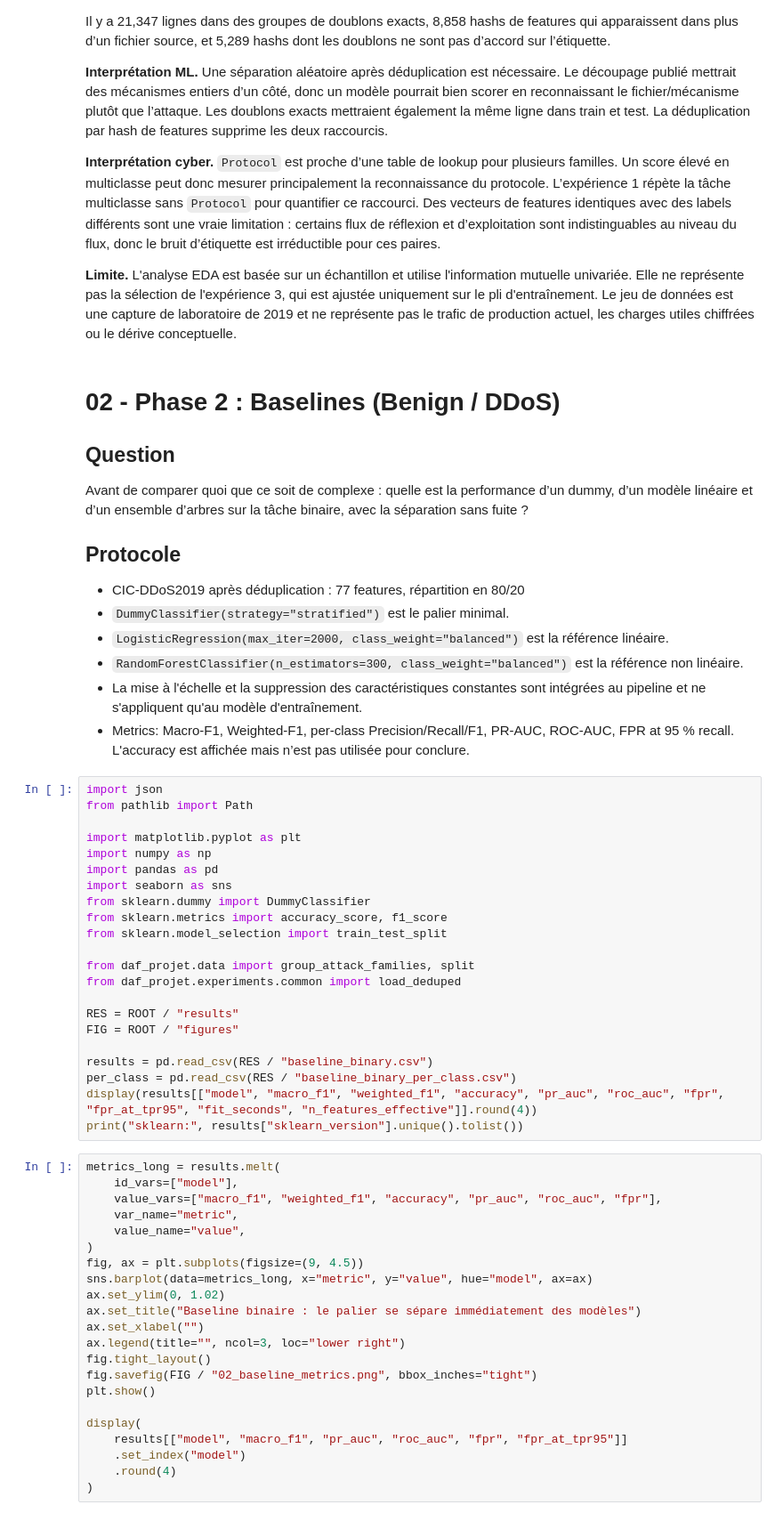
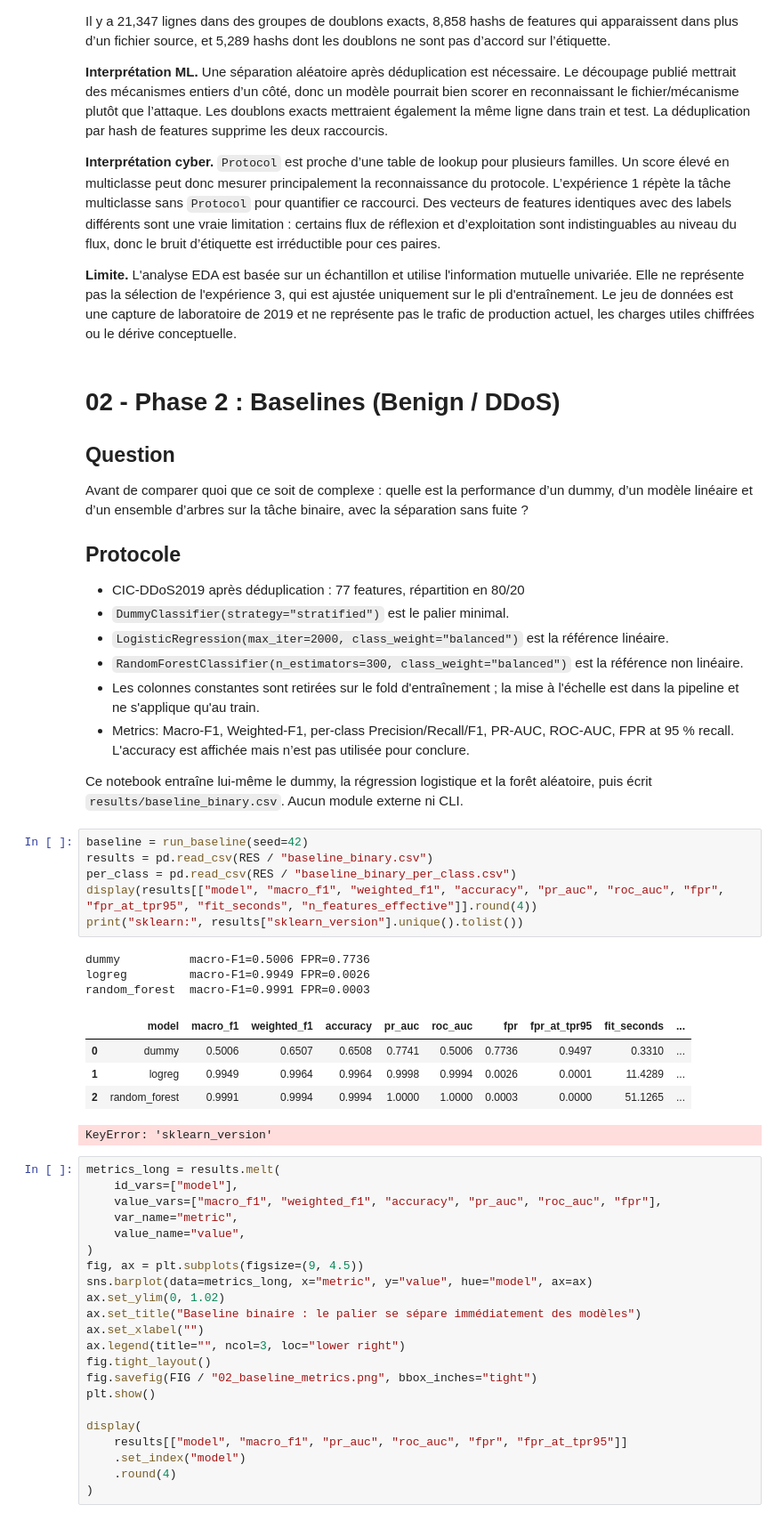
Before and after one commit to corazon008/DAF-Projet, a Jupyter notebook: notebooks/notebook_final.ipynb, the cells around one changed output. Shown at 89% size. Cells and saved outputs as stored; diff of their text form.

Commit message:
Only in notebook

```diff
--- a/notebooks/notebook_final.ipynb
+++ b/notebooks/notebook_final.ipynb
@@ -264,30 +1015,25 @@ Avant de comparer quoi que ce soit de complexe : quelle est la performance d’u
 - `DummyClassifier(strategy="stratified")` est le palier minimal.
 - `LogisticRegression(max_iter=2000, class_weight="balanced")` est la référence linéaire.
 - `RandomForestClassifier(n_estimators=300, class_weight="balanced")` est la référence non linéaire.
-- La mise à l'échelle et la suppression des caractéristiques constantes sont intégrées au pipeline et ne s'appliquent qu'au modèle d'entraînement.
+- Les colonnes constantes sont retirées sur le fold d'entraînement ; la mise à l'échelle est dans la pipeline et ne s'applique qu'au train.
 - Metrics: Macro-F1, Weighted-F1, per-class Precision/Recall/F1, PR-AUC, ROC-AUC, FPR at 95 % recall. L'accuracy est affichée mais n’est pas utilisée pour conclure.
+
+Ce notebook entraîne lui-même le dummy, la régression logistique et la forêt aléatoire, puis écrit `results/baseline_binary.csv`. Aucun module externe ni CLI.
 # %%
-import json
-from pathlib import Path
-
-import matplotlib.pyplot as plt
-import numpy as np
-import pandas as pd
-import seaborn as sns
-from sklearn.dummy import DummyClassifier
-from sklearn.metrics import accuracy_score, f1_score
-from sklearn.model_selection import train_test_split
-
-from daf_projet.data import group_attack_families, split
-from daf_projet.experiments.common import load_deduped
-
-RES = ROOT / "results"
-FIG = ROOT / "figures"
-
+baseline = run_baseline(seed=42)
 results = pd.read_csv(RES / "baseline_binary.csv")
 per_class = pd.read_csv(RES / "baseline_binary_per_class.csv")
 display(results[["model", "macro_f1", "weighted_f1", "accuracy", "pr_auc", "roc_auc", "fpr", "fpr_at_tpr95", "fit_seconds", "n_features_effective"]].round(4))
 print("sklearn:", results["sklearn_version"].unique().tolist())
+# %% [output]
+dummy          macro-F1=0.5006 FPR=0.7736
+logreg         macro-F1=0.9949 FPR=0.0026
+random_forest  macro-F1=0.9991 FPR=0.0003
+|  | model | macro_f1 | weighted_f1 | accuracy | pr_auc | roc_auc | fpr | fpr_at_tpr95 | fit_seconds | ... |
+| 0 | dummy | 0.5006 | 0.6507 | 0.6508 | 0.7741 | 0.5006 | 0.7736 | 0.9497 | 0.3310 | ... |
+| 1 | logreg | 0.9949 | 0.9964 | 0.9964 | 0.9998 | 0.9994 | 0.0026 | 0.0001 | 11.4289 | ... |
+| 2 | random_forest | 0.9991 | 0.9994 | 0.9994 | 1.0000 | 1.0000 | 0.0003 | 0.0000 | 51.1265 | ... |
+KeyError: 'sklearn_version'
 # %%
 metrics_long = results.melt(
     id_vars=["model"],
```
Also changed, not shown: parts of 42 cells of this notebook, 23 other files.
